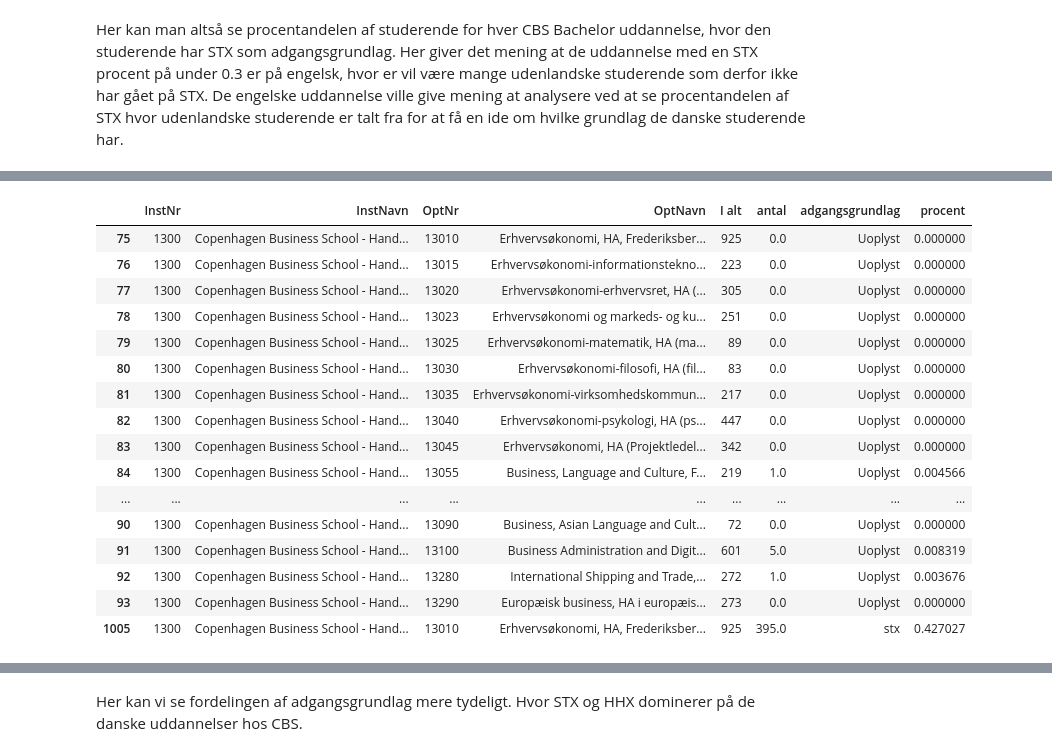
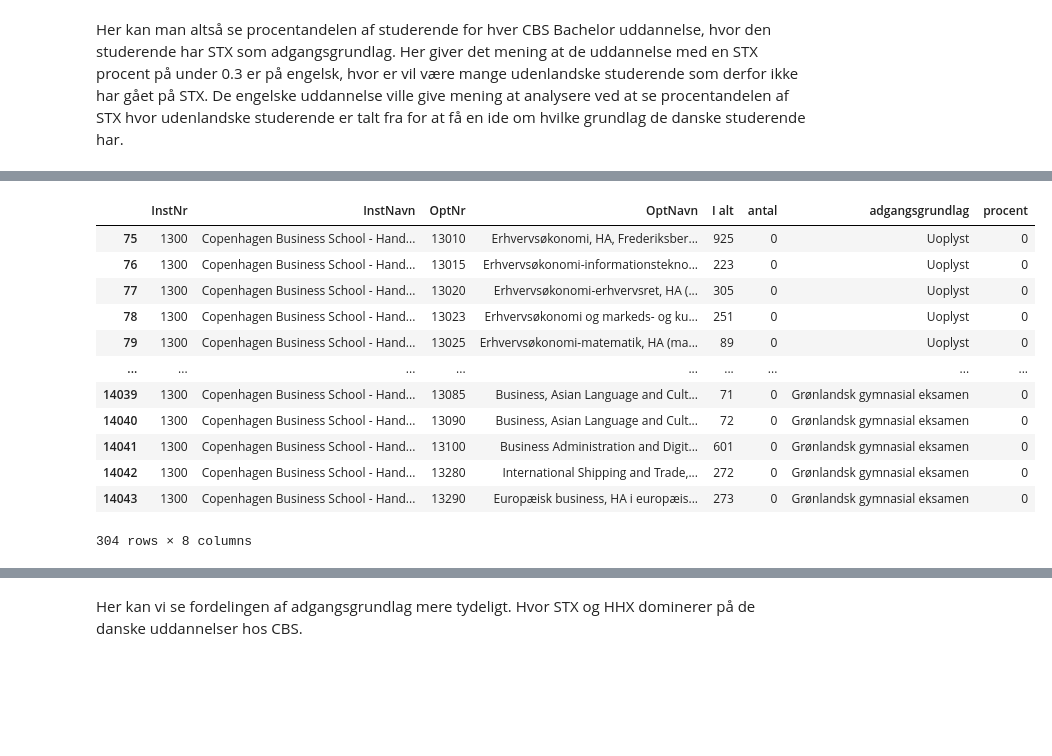
Before and after one commit to JonSkogland/lokopu.github.io, a Jupyter notebook: posts/Day 21 - Uddannelse.ipynb, the cells around one changed output, grey strips where cells are left out. Saved outputs shown, nothing was run; the diff lists cells and outputs as text; code cells hidden in the pictures; blank space fills up the shorter version.

```diff
--- a/posts/Day 21 - Uddannelse.ipynb
+++ b/posts/Day 21 - Uddannelse.ipynb
@@ -249,5 +267,5 @@ De engelske uddannelse ville give mening at analysere ved at se procentandelen a
 cbs = melted[melted['InstNr'] == 1300]
 # %%
 pd.set_option('future.no_silent_downcasting', True)
-cbs['antal'] = cbs['antal'].fillna(0)
-cbs['procent'] = cbs['procent'].fillna(0)
+cbs.loc[:, 'antal'] = cbs['antal'].fillna(0)
+cbs.loc[:, 'procent'] = cbs['procent'].fillna(0)
@@ -265,23 +272,19 @@ See the caveats in the documentation: https://pandas.pydata.org/pandas-docs/stab
 # %%
-cbs.head(20)
+cbs
 # %% [output]
 |  | InstNr | InstNavn | OptNr | OptNavn | I alt | antal | adgangsgrundlag | procent |
-| 75 | 1300 | Copenhagen Business School - Hand... | 13010 | Erhvervsøkonomi, HA, Frederiksber... | 925 | 0.0 | Uoplyst | 0.000000 |
-| 76 | 1300 | Copenhagen Business School - Hand... | 13015 | Erhvervsøkonomi-informationstekno... | 223 | 0.0 | Uoplyst | 0.000000 |
-| 77 | 1300 | Copenhagen Business School - Hand... | 13020 | Erhvervsøkonomi-erhvervsret, HA (... | 305 | 0.0 | Uoplyst | 0.000000 |
-| 78 | 1300 | Copenhagen Business School - Hand... | 13023 | Erhvervsøkonomi og markeds- og ku... | 251 | 0.0 | Uoplyst | 0.000000 |
-| 79 | 1300 | Copenhagen Business School - Hand... | 13025 | Erhvervsøkonomi-matematik, HA (ma... | 89 | 0.0 | Uoplyst | 0.000000 |
-| 80 | 1300 | Copenhagen Business School - Hand... | 13030 | Erhvervsøkonomi-filosofi, HA (fil... | 83 | 0.0 | Uoplyst | 0.000000 |
-| 81 | 1300 | Copenhagen Business School - Hand... | 13035 | Erhvervsøkonomi-virksomhedskommun... | 217 | 0.0 | Uoplyst | 0.000000 |
-| 82 | 1300 | Copenhagen Business School - Hand... | 13040 | Erhvervsøkonomi-psykologi, HA (ps... | 447 | 0.0 | Uoplyst | 0.000000 |
-| 83 | 1300 | Copenhagen Business School - Hand... | 13045 | Erhvervsøkonomi, HA (Projektledel... | 342 | 0.0 | Uoplyst | 0.000000 |
-| 84 | 1300 | Copenhagen Business School - Hand... | 13055 | Business, Language and Culture, F... | 219 | 1.0 | Uoplyst | 0.004566 |
+| 75 | 1300 | Copenhagen Business School - Hand... | 13010 | Erhvervsøkonomi, HA, Frederiksber... | 925 | 0 | Uoplyst | 0 |
+| 76 | 1300 | Copenhagen Business School - Hand... | 13015 | Erhvervsøkonomi-informationstekno... | 223 | 0 | Uoplyst | 0 |
+| 77 | 1300 | Copenhagen Business School - Hand... | 13020 | Erhvervsøkonomi-erhvervsret, HA (... | 305 | 0 | Uoplyst | 0 |
+| 78 | 1300 | Copenhagen Business School - Hand... | 13023 | Erhvervsøkonomi og markeds- og ku... | 251 | 0 | Uoplyst | 0 |
+| 79 | 1300 | Copenhagen Business School - Hand... | 13025 | Erhvervsøkonomi-matematik, HA (ma... | 89 | 0 | Uoplyst | 0 |
 | ... | ... | ... | ... | ... | ... | ... | ... | ... |
-| 90 | 1300 | Copenhagen Business School - Hand... | 13090 | Business, Asian Language and Cult... | 72 | 0.0 | Uoplyst | 0.000000 |
-| 91 | 1300 | Copenhagen Business School - Hand... | 13100 | Business Administration and Digit... | 601 | 5.0 | Uoplyst | 0.008319 |
-| 92 | 1300 | Copenhagen Business School - Hand... | 13280 | International Shipping and Trade,... | 272 | 1.0 | Uoplyst | 0.003676 |
-| 93 | 1300 | Copenhagen Business School - Hand... | 13290 | Europæisk business, HA i europæis... | 273 | 0.0 | Uoplyst | 0.000000 |
-| 1005 | 1300 | Copenhagen Business School - Hand... | 13010 | Erhvervsøkonomi, HA, Frederiksber... | 925 | 395.0 | stx | 0.427027 |
+| 14039 | 1300 | Copenhagen Business School - Hand... | 13085 | Business, Asian Language and Cult... | 71 | 0 | Grønlandsk gymnasial eksamen | 0 |
+| 14040 | 1300 | Copenhagen Business School - Hand... | 13090 | Business, Asian Language and Cult... | 72 | 0 | Grønlandsk gymnasial eksamen | 0 |
+| 14041 | 1300 | Copenhagen Business School - Hand... | 13100 | Business Administration and Digit... | 601 | 0 | Grønlandsk gymnasial eksamen | 0 |
+| 14042 | 1300 | Copenhagen Business School - Hand... | 13280 | International Shipping and Trade,... | 272 | 0 | Grønlandsk gymnasial eksamen | 0 |
+| 14043 | 1300 | Copenhagen Business School - Hand... | 13290 | Europæisk business, HA i europæis... | 273 | 0 | Grønlandsk gymnasial eksamen | 0 |
+304 rows × 8 columns
 # %%
 alt.Chart(cbs).mark_bar().encode(
     y=alt.Y('OptNavn', axis=alt.Axis(labelAngle=0, labelLimit=0, titlePadding=400)),
```
Also changed, not shown: parts of 6 cells of this notebook.
